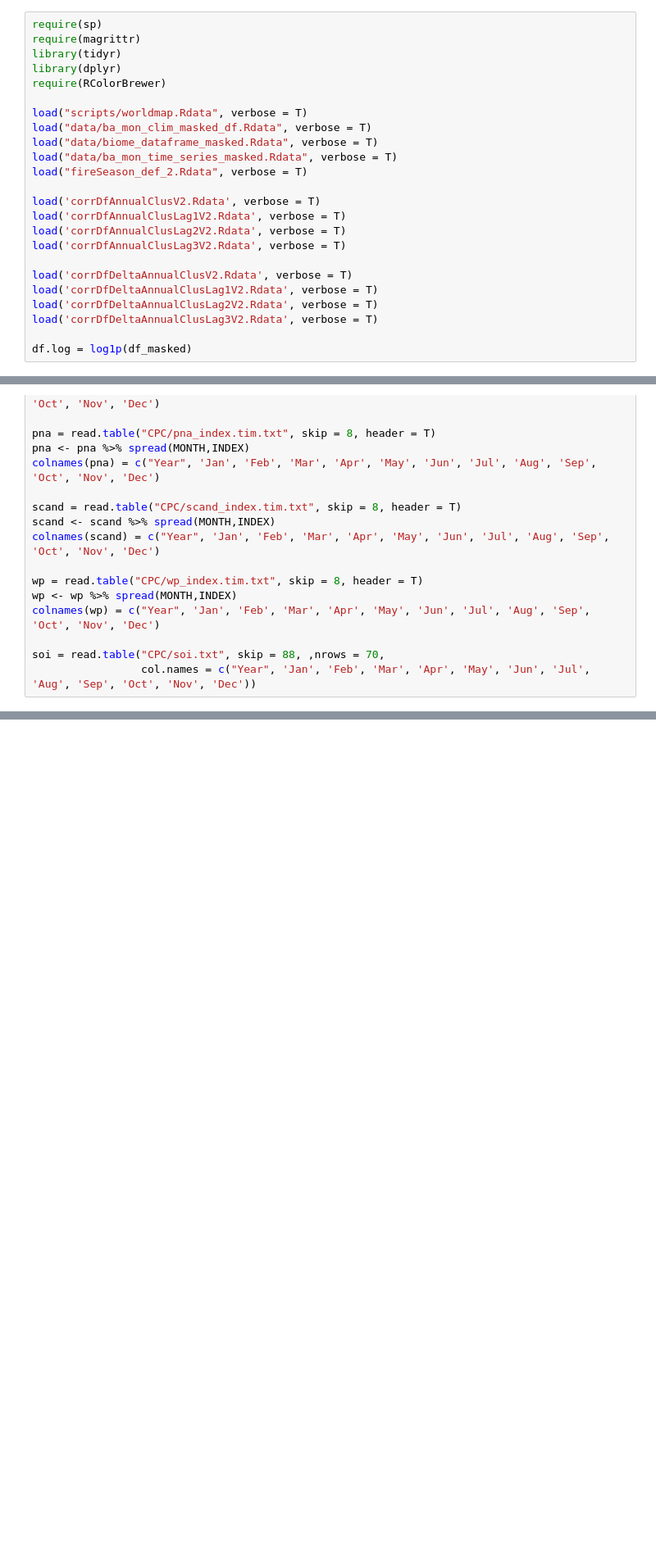
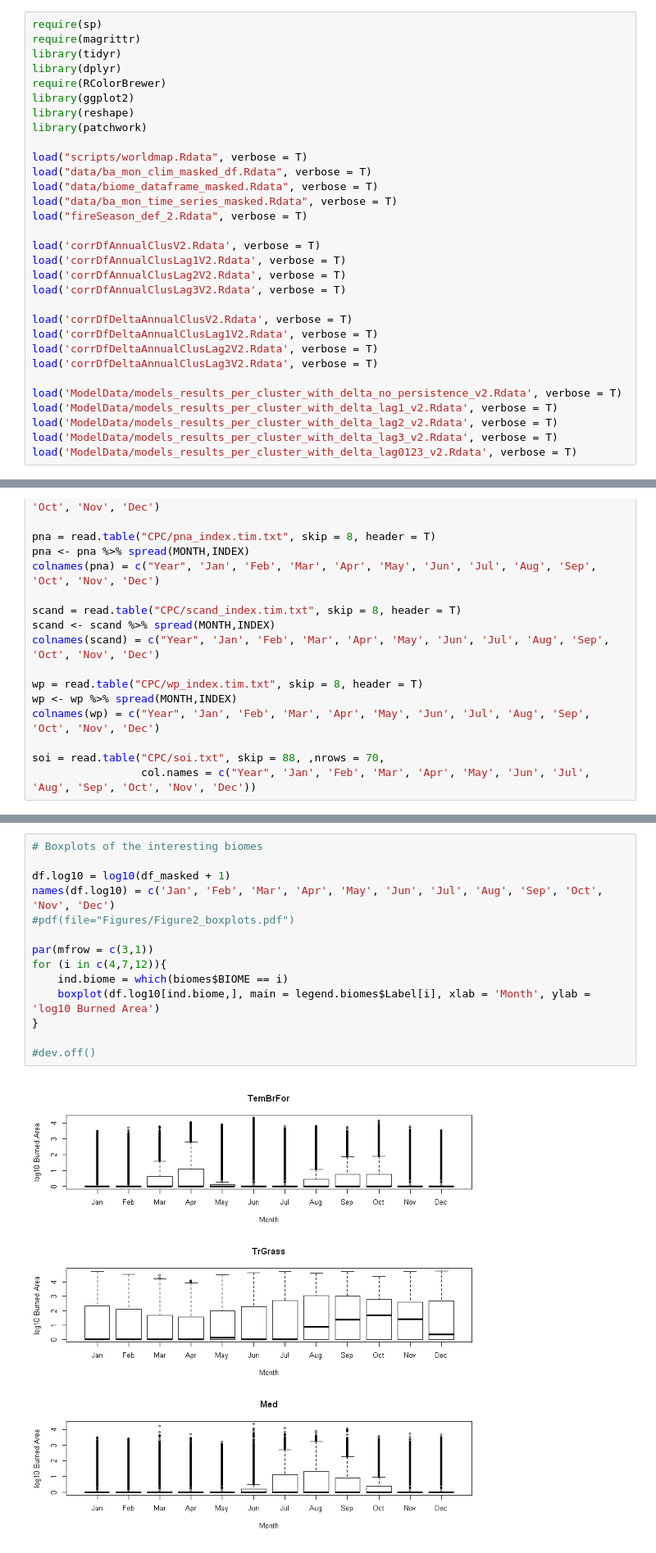
Before and after one commit to MarcosVM98/TFM, a Jupyter notebook: notebooks/Figures.ipynb, the cells around one changed output, grey strips where cells are left out. Shown at 82% size. Cells and saved outputs as stored; diff of their text form; blank space fills up the shorter version.

```diff
--- a/notebooks/Figures.ipynb
+++ b/notebooks/Figures.ipynb
@@ -6,6 +6,9 @@ require(magrittr)
 library(tidyr)
 library(dplyr)
 require(RColorBrewer)
+library(ggplot2)
+library(reshape)
+library(patchwork)
 
 load("scripts/worldmap.Rdata", verbose = T)
 load("data/ba_mon_clim_masked_df.Rdata", verbose = T)
@@ -23,7 +26,11 @@ load('corrDfDeltaAnnualClusLag1V2.Rdata', verbose = T)
 load('corrDfDeltaAnnualClusLag2V2.Rdata', verbose = T)
 load('corrDfDeltaAnnualClusLag3V2.Rdata', verbose = T)
 
-df.log = log1p(df_masked)
+load('ModelData/models_results_per_cluster_with_delta_no_persistence_v2.Rdata', verbose = T)
+load('ModelData/models_results_per_cluster_with_delta_lag1_v2.Rdata', verbose = T)
+load('ModelData/models_results_per_cluster_with_delta_lag2_v2.Rdata', verbose = T)
+load('ModelData/models_results_per_cluster_with_delta_lag3_v2.Rdata', verbose = T)
+load('ModelData/models_results_per_cluster_with_delta_lag0123_v2.Rdata', verbose = T)
 # %% [output]
 Loading objects:
   coast.lines
@@ -455,0 +201,16 @@ Warning message in points2grid(points, tolerance, round):
+# %%
+# Boxplots of the interesting biomes
+
+df.log10 = log10(df_masked + 1)
+names(df.log10) = c('Jan', 'Feb', 'Mar', 'Apr', 'May', 'Jun', 'Jul', 'Aug', 'Sep', 'Oct', 'Nov', 'Dec')
+#pdf(file="Figures/Figure2_boxplots.pdf")
+
+par(mfrow = c(3,1))
+for (i in c(4,7,12)){
+    ind.biome = which(biomes$BIOME == i)
+    boxplot(df.log10[ind.biome,], main = legend.biomes$Label[i], xlab = 'Month', ylab = 'log10 Burned Area')
+}
+
+#dev.off()
+# %% [output]
+[figure, added]
```
Also changed, not shown: parts of 38 cells of this notebook, 50 other files.
